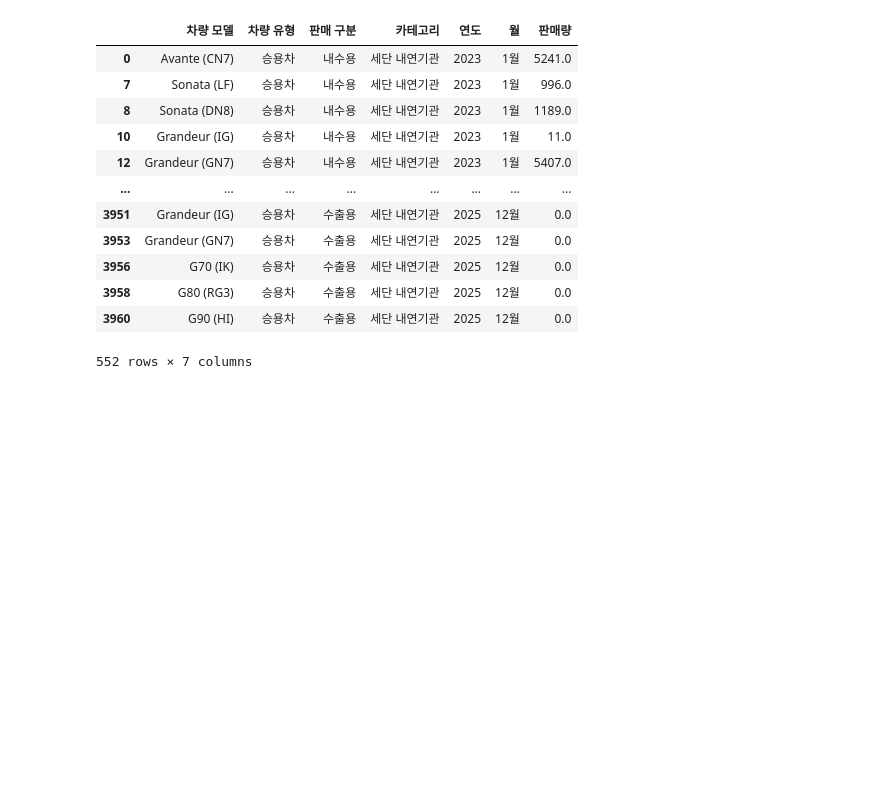
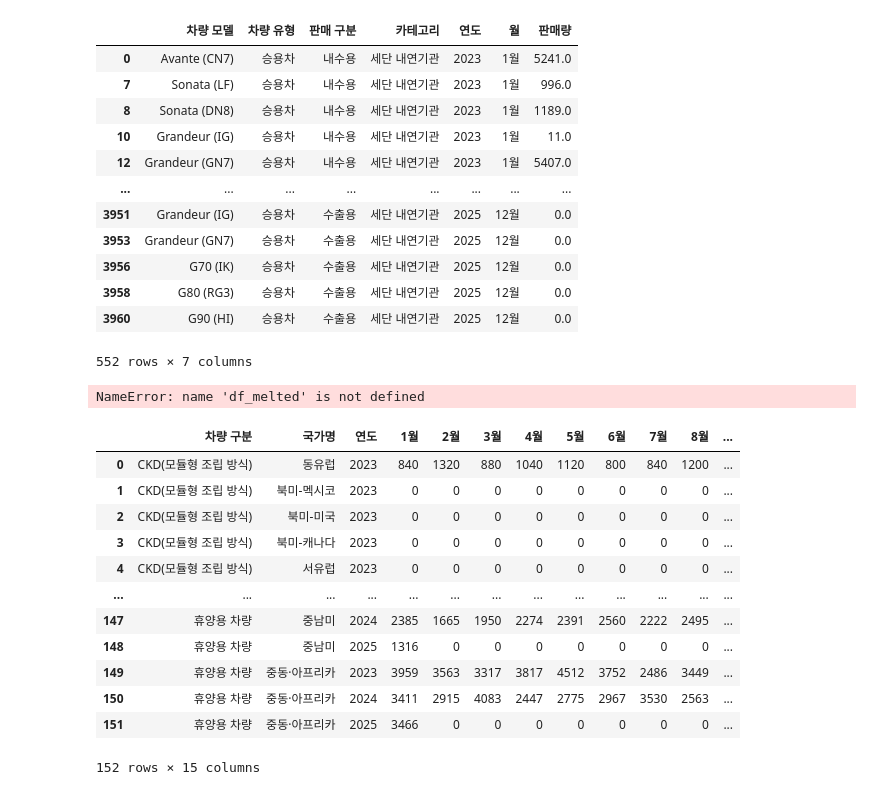
Before and after one commit to Coding-Supremacy/manifest-mini, a Jupyter notebook: junghee/jh/분석 요약표 집계.ipynb, the cells around one changed output. Cells and saved outputs as stored; diff of their text form; code cells hidden in the pictures; blank space fills up the shorter version.

```diff
--- a/junghee/분석 요약표 집계.ipynb
+++ b/junghee/jh/분석 요약표 집계.ipynb
@@ -692,3 +692,7 @@ df_melted.loc[df_melted['카테고리'] == '세단 내연기관']
 | 3958 | G80 (RG3) | 승용차 | 수출용 | 세단 내연기관 | 2025 | 12월 | 0.0 |
 | 3960 | G90 (HI) | 승용차 | 수출용 | 세단 내연기관 | 2025 | 12월 | 0.0 |
 552 rows × 7 columns
+# %%
+df_melted
+# %% [output]
+NameError: name 'df_melted' is not defined
@@ -694,0 +701,18 @@ df_melted.loc[df_melted['카테고리'] == '세단 내연기관']
+# %%
+df = pd.read_csv('D:\junghee\GitHub\manifest-mini\data\기아_지역별수출실적_전처리.csv')
+# %%
+df
+# %% [output]
+|  | 차량 구분 | 국가명 | 연도 | 1월 | 2월 | 3월 | 4월 | 5월 | 6월 | 7월 | 8월 | ... |
+| 0 | CKD(모듈형 조립 방식) | 동유럽 | 2023 | 840 | 1320 | 880 | 1040 | 1120 | 800 | 840 | 1200 | ... |
+| 1 | CKD(모듈형 조립 방식) | 북미-멕시코 | 2023 | 0 | 0 | 0 | 0 | 0 | 0 | 0 | 0 | ... |
+| 2 | CKD(모듈형 조립 방식) | 북미-미국 | 2023 | 0 | 0 | 0 | 0 | 0 | 0 | 0 | 0 | ... |
+| 3 | CKD(모듈형 조립 방식) | 북미-캐나다 | 2023 | 0 | 0 | 0 | 0 | 0 | 0 | 0 | 0 | ... |
+| 4 | CKD(모듈형 조립 방식) | 서유럽 | 2023 | 0 | 0 | 0 | 0 | 0 | 0 | 0 | 0 | ... |
+| ... | ... | ... | ... | ... | ... | ... | ... | ... | ... | ... | ... | ... |
+| 147 | 휴양용 차량 | 중남미 | 2024 | 2385 | 1665 | 1950 | 2274 | 2391 | 2560 | 2222 | 2495 | ... |
+| 148 | 휴양용 차량 | 중남미 | 2025 | 1316 | 0 | 0 | 0 | 0 | 0 | 0 | 0 | ... |
+| 149 | 휴양용 차량 | 중동·아프리카 | 2023 | 3959 | 3563 | 3317 | 3817 | 4512 | 3752 | 2486 | 3449 | ... |
+| 150 | 휴양용 차량 | 중동·아프리카 | 2024 | 3411 | 2915 | 4083 | 2447 | 2775 | 2967 | 3530 | 2563 | ... |
+| 151 | 휴양용 차량 | 중동·아프리카 | 2025 | 3466 | 0 | 0 | 0 | 0 | 0 | 0 | 0 | ... |
+152 rows × 15 columns
```
Also changed, not shown: parts of 9 cells of this notebook, 40 other files.
